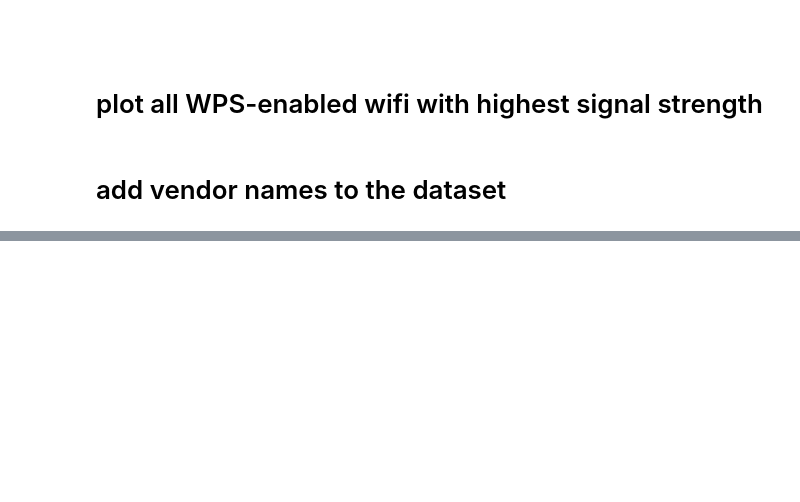
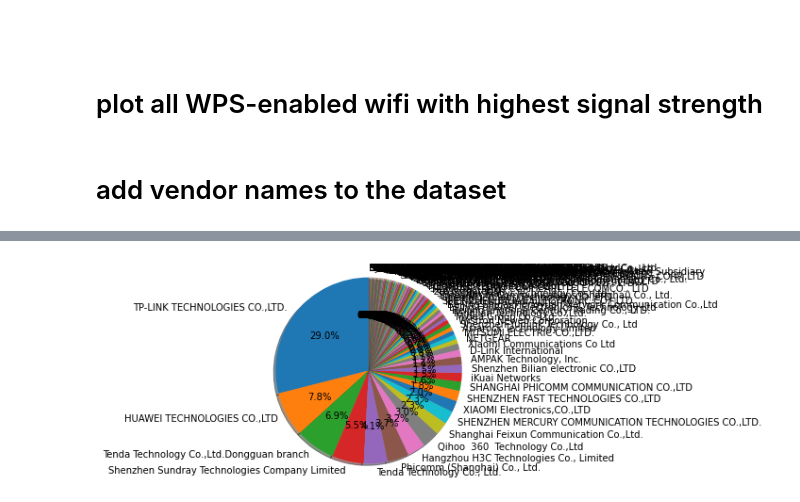
Before and after one commit to placebeyondtheclouds/wifi_map, a Jupyter notebook: wd.ipynb, the cells around one changed output, grey strips where cells are left out. Drawn from its saved outputs; the diff is of its cells as text; code cells hidden in the pictures; blank space fills up the shorter version.

```diff
--- a/wd.ipynb
+++ b/wd.ipynb
@@ -193,6 +193,6 @@ display(basic_map)
 # add vendor names to the dataset
 # %%
 # https://github.com/AlexLynd/ESP8266-Wardriving/blob/master/mac-vendors.txt
-mac_vendors = pd.read_csv ('mac-vendors.csv', names=("MAC", "Vendor"))
+mac_vendors = pd.read_csv ('mac-vendors.csv', names=("MAC", "Vendor"),dtype=object)
 mac_vendors["MAC"]= mac_vendors["MAC"].str.lower()
 mac_vendors
@@ -199,3 +235,3 @@ mac_vendors
 # %%
 importdataset()
-wd["MAC"]= wd["MAC"].str.lower()
+# wd["MAC"]= wd["MAC"].str.lower()
@@ -218,17 +263,15 @@ mac_vendors.loc[mac_vendors['MAC'] == wd['MAC'][0][:8],"Vendor"].values[0]
 #             wd["Vendor"][index] = cur_data.values[0]
 # %%
 wd['Vendor'] = None
-iters=0
 filled=0
 start_time = time.time()
 with tqdm(total=len(wd)) as bar:
     for index, row in wd.iterrows():
         bar.update(1)
-        if wd['Vendor'][index] == None:
-            iters+=1
-            cur_data = mac_vendors.loc[mac_vendors['MAC'] == row['MAC'][:8],"Vendor"]
-            if len(cur_data) >0: #if there's a match
-                wd.loc[row['MAC'][:8] == mac_vendors['MAC'],"Vendor"] = cur_data.values[0]
-                filled+=1
+        try:
+            wd["Vendor"][index] = mac_vendors.loc[mac_vendors['MAC'] == row['MAC'][:8],"Vendor"].values[0]
+            filled+=1
+        except:
+            pass
 print(f"it took  {time.time()-start_time:.2f} sec. to run the code")
-print(f"total rows: {len(wd)}, total iterations: {iters}, filled cells: {filled}")
+print(f"total rows: {len(wd)}, cells filled: {filled}")
@@ -246,0 +321,4 @@ wd["Vendor"].value_counts().head(30)
+# %%
+# make a sorted list of authmodes used
+wd_sorted_list = pd.DataFrame (wd, columns=['Vendor']).value_counts().rename_axis('Vendor_sorted').reset_index(name='counts')
+wd_sorted_list
@@ -246,0 +339,12 @@ wd["Vendor"].value_counts().head(30)
+# %%
+# Pie chart, where the slices will be ordered and plotted counter-clockwise:
+labels = wd_sorted_list['Vendor_sorted']
+sizes = wd_sorted_list['counts']
+
+fig1, ax1 = plt.subplots()
+ax1.pie(sizes,  labels=labels, autopct='%1.1f%%',
+        shadow=True, startangle=90)
+ax1.axis('equal')  # Equal aspect ratio ensures that pie is drawn as a circle.
+plt.show()
+# %% [output]
+[figure, added]
```
Also changed, not shown: parts of 18 cells of this notebook.
